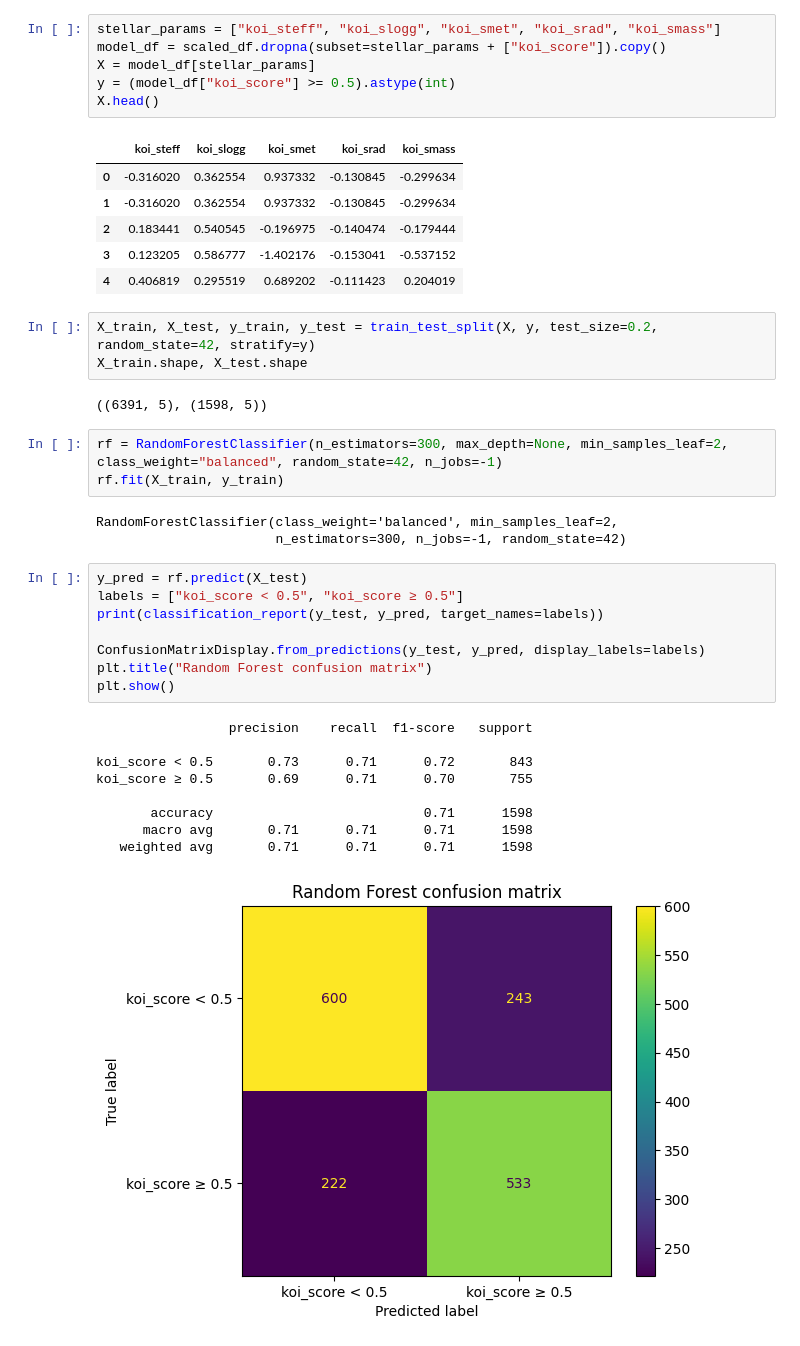
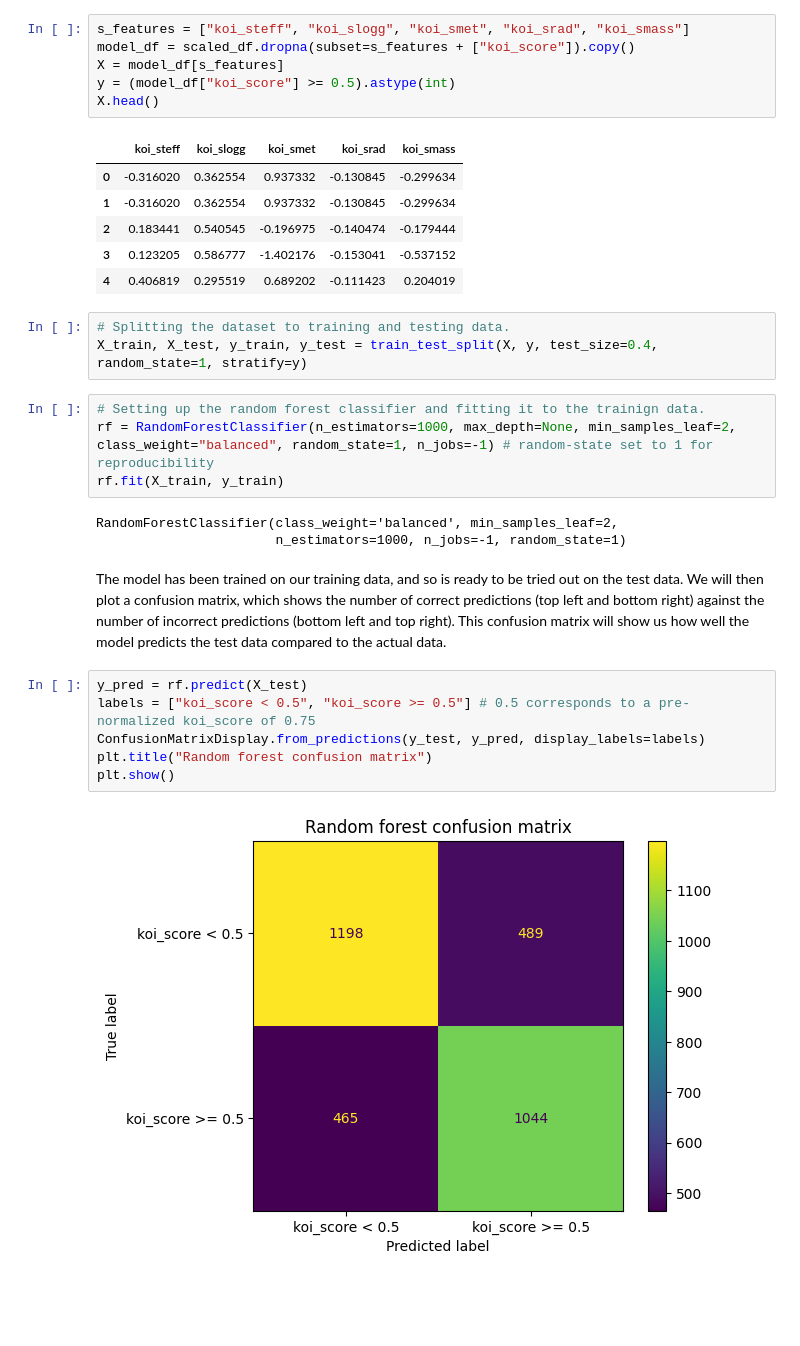
Before and after one commit to GHancock1/Coursework-2, a Jupyter notebook: py/Q1_folder/q1.ipynb, the cells around one changed output. Saved outputs shown, nothing was run; the diff lists cells and outputs as text; blank space fills up the shorter version.

```diff
--- a/py/Q1_folder/q1.ipynb
+++ b/py/Q1_folder/q1.ipynb
@@ -58,7 +62,7 @@ The standard in machine learning is to have the features (columns) of the data l
 # %%
-stellar_params = ["koi_steff", "koi_slogg", "koi_smet", "koi_srad", "koi_smass"]
-model_df = scaled_df.dropna(subset=stellar_params + ["koi_score"]).copy()
-X = model_df[stellar_params]
+s_features = ["koi_steff", "koi_slogg", "koi_smet", "koi_srad", "koi_smass"]
+model_df = scaled_df.dropna(subset=s_features + ["koi_score"]).copy()
+X = model_df[s_features]
 y = (model_df["koi_score"] >= 0.5).astype(int)
 X.head()
 # %% [output]
@@ -69,31 +73,22 @@ X.head()
 | 3 | 0.123205 | 0.586777 | -1.402176 | -0.153041 | -0.537152 |
 | 4 | 0.406819 | 0.295519 | 0.689202 | -0.111423 | 0.204019 |
 # %%
-X_train, X_test, y_train, y_test = train_test_split(X, y, test_size=0.2, random_state=42, stratify=y)
-X_train.shape, X_test.shape
+# Splitting the dataset to training and testing data.
+X_train, X_test, y_train, y_test = train_test_split(X, y, test_size=0.4, random_state=1, stratify=y)
-# %% [output]
-((6391, 5), (1598, 5))
 # %%
-rf = RandomForestClassifier(n_estimators=300, max_depth=None, min_samples_leaf=2, class_weight="balanced", random_state=42, n_jobs=-1)
+# Setting up the random forest classifier and fitting it to the trainign data.
+rf = RandomForestClassifier(n_estimators=1000, max_depth=None, min_samples_leaf=2, class_weight="balanced", random_state=1, n_jobs=-1) # random-state set to 1 for reproducibility
 rf.fit(X_train, y_train)
 # %% [output]
 RandomForestClassifier(class_weight='balanced', min_samples_leaf=2,
-                       n_estimators=300, n_jobs=-1, random_state=42)
+                       n_estimators=1000, n_jobs=-1, random_state=1)
+# %% [markdown]
+The model has been trained on our training data, and so is ready to be tried out on the test data. We will then plot a confusion matrix, which shows the number of correct predictions (top left and bottom right) against the number of incorrect predictions (bottom left and top right). This confusion matrix will show us how well the model predicts the test data compared to the actual data.
 # %%
 y_pred = rf.predict(X_test)
-labels = ["koi_score < 0.5", "koi_score ≥ 0.5"]
-print(classification_report(y_test, y_pred, target_names=labels))
-
+labels = ["koi_score < 0.5", "koi_score >= 0.5"] # 0.5 corresponds to a pre-normalized koi_score of 0.75
 ConfusionMatrixDisplay.from_predictions(y_test, y_pred, display_labels=labels)
-plt.title("Random Forest confusion matrix")
+plt.title("Random forest confusion matrix")
 plt.show()
 # %% [output]
-                 precision    recall  f1-score   support
-
-koi_score < 0.5       0.73      0.71      0.72       843
-koi_score ≥ 0.5       0.69      0.71      0.70       755
-
-       accuracy                           0.71      1598
-      macro avg       0.71      0.71      0.71      1598
-   weighted avg       0.71      0.71      0.71      1598
-[figure, old version]
+[figure, new version]
```
Also changed, not shown: parts of 8 cells of this notebook, 1 other file.
